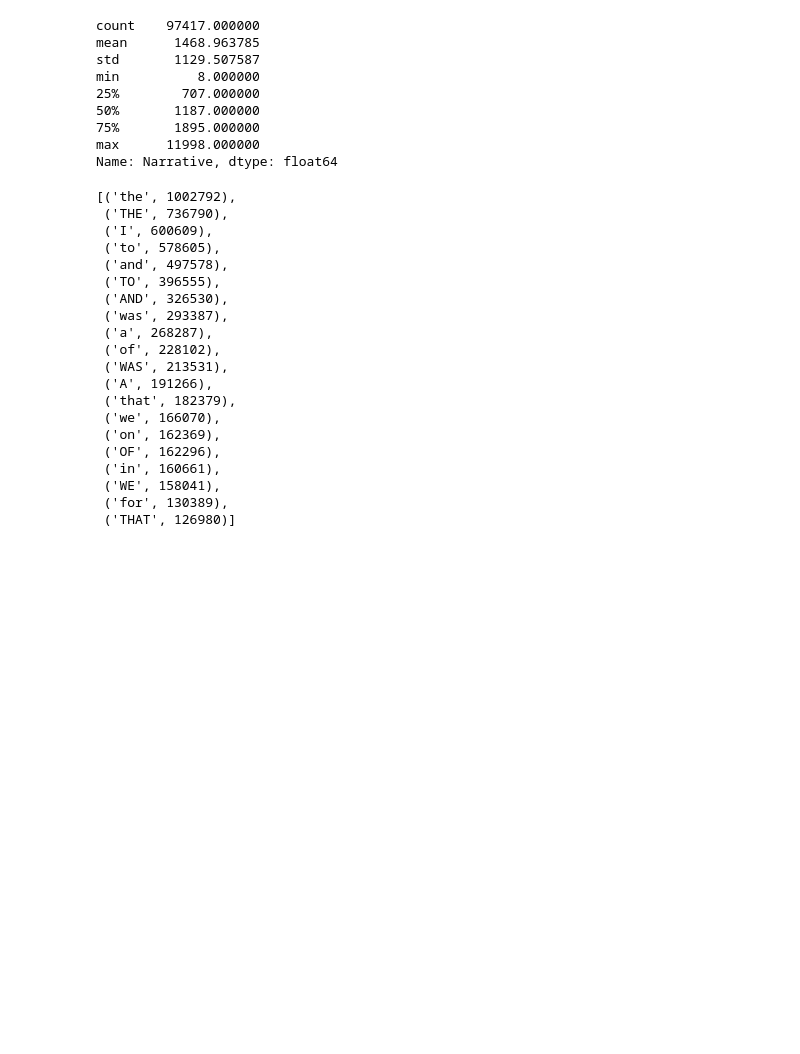
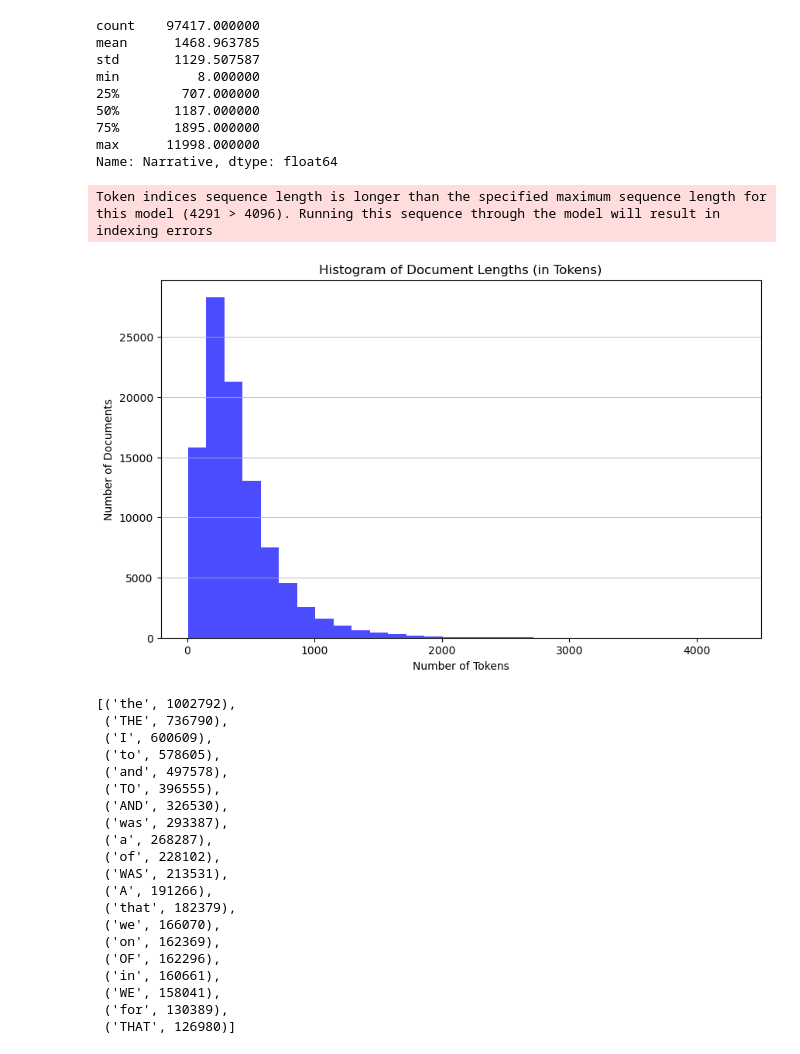
Before and after one commit to Gogonemnem/Safran-Project, a Jupyter notebook: Load data.ipynb, the cells around one changed output. Drawn from its saved outputs; the diff is of its cells as text; code cells hidden in the pictures; blank space fills up the shorter version.

Commit message:
add token count graph

```diff
--- a/Load data.ipynb
+++ b/Load data.ipynb
@@ -189,6 +189,35 @@ min          8.000000
 75%       1895.000000
 max      11998.000000
 Name: Narrative, dtype: float64
+# %%
+from transformers import LongformerTokenizer
+import matplotlib.pyplot as plt
+
+tokenizer = LongformerTokenizer.from_pretrained('allenai/longformer-base-4096')
+documents = df['Narrative']
+
+num_tokens = []
+
+# Iterate over documents and print the number of tokens along with the index
+for index, doc in enumerate(documents):
+    num = len(tokenizer.encode(doc, add_special_tokens=True))
+    num_tokens.append(num)
+    # print(f"Document {index} contains {num} tokens")
+
+
+# Create a histogram of the number of tokens
+plt.figure(figsize=(10, 6))
+plt.hist(num_tokens, bins=30, color='blue', alpha=0.7)
+plt.title('Histogram of Document Lengths (in Tokens)')
+plt.xlabel('Number of Tokens')
+plt.ylabel('Number of Documents')
+plt.grid(axis='y', alpha=0.75)
+
+# Show the plot
+plt.show()
+# %% [output]
+Token indices sequence length is longer than the specified maximum sequence length for this model (4291 > 4096). Running this sequence through the model will result in indexing errors
+[figure, added]
 # %%
 from collections import Counter
 
```
